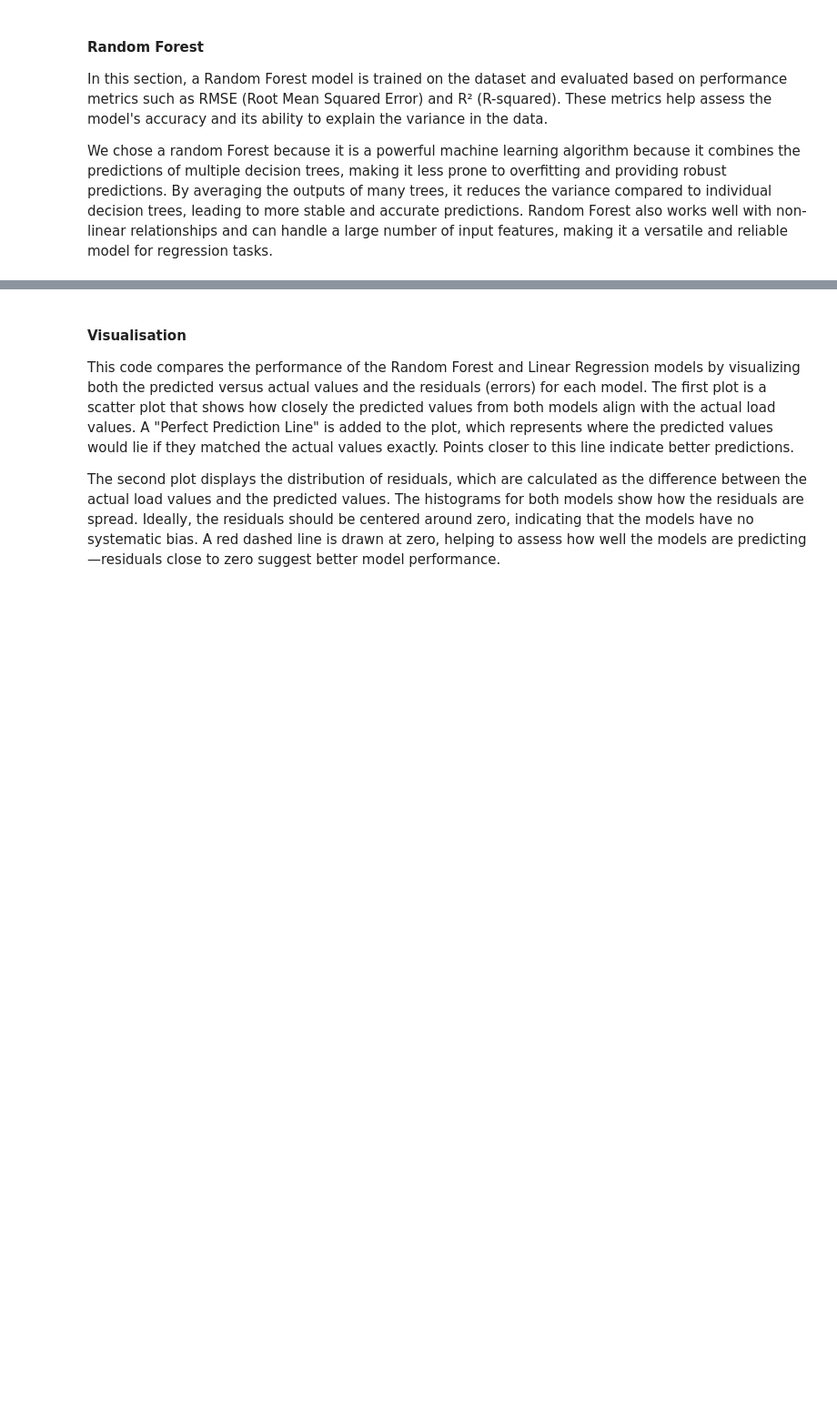
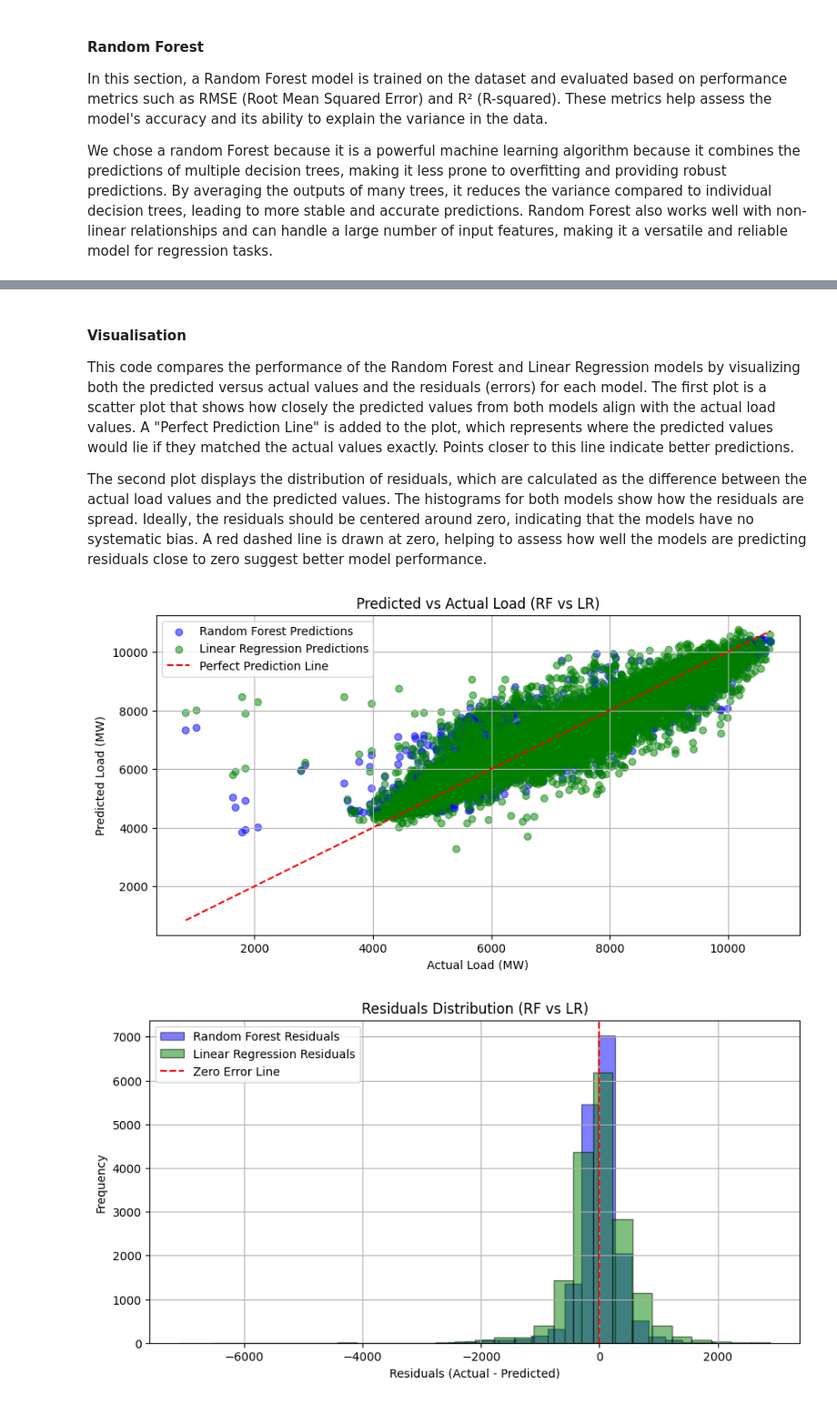
Before and after one commit to Fooool/dp2-project, a Jupyter notebook: regression_model.ipynb, the cells around one changed output, grey strips where cells are left out. Shown at 91% size. Drawn from its saved outputs; the diff is of its cells as text; code cells hidden in the pictures; blank space fills up the shorter version.

```diff
--- a/regression_model.ipynb
+++ b/regression_model.ipynb
@@ -51,15 +73,16 @@ else:
 This code creates a SparkSession, which is the entry point for using Spark functionality in the application. It configures the session with various parameters, such as memory allocation (32g), shuffle partitions (8), and package dependencies (for handling XML data), ensuring proper session behavior. The SparkSession.builder setup also configures timezone handling and heartbeat intervals, enabling smooth operation across distributed nodes. Finally, it retrieves the SparkContext object (sc), which provides access to low-level Spark functionalities, such as creating RDDs and broadcasting variables within the cluster.
 # %%
 # Build the SparkSession
-spark = SparkSession.builder \
-    .master("local[*]") \  # Runs the Spark application locally with all available cores
-    .appName("Linear Regression Model") \  # Sets the name of the Spark application
-    .config("spark.executor.memory", "32g") \  # Allocates 32 GB of memory to each Spark executor
-    .config("spark.sql.shuffle.partitions", "8") \  # Configures the number of partitions for shuffling data
-    .config("spark.jars.packages", "com.databricks:spark-xml_2.12:0.15.0") \  # Includes the XML handling package
-    .config("spark.executor.heartbeatInterval", "100s") \  # Sets heartbeat interval to 100 seconds to monitor executors
-    .config("spark.sql.session.timeZone", "UTC") \  # Configures the session to use UTC as the time zone
-    .getOrCreate()  # Initializes the SparkSession (creates if it doesn't exist, or gets the existing one)
+spark = (SparkSession.builder
+    .master("local[*]") # Runs the Spark application locally with all available cores
+    .appName("Load Regression Model")  # Sets the name of the Spark application
+    .config("spark.executor.memory", "32g")  # Allocates 32 GB of memory to each Spark executor
+    .config("spark.sql.shuffle.partitions", "8")  # Configures the number of partitions for shuffling data
+    .config("spark.jars.packages", "com.databricks:spark-xml_2.12:0.15.0")  # Includes the XML handling package
+    .config("spark.executor.heartbeatInterval", "100s")  # Sets heartbeat interval to 100 seconds to monitor executors (for long-running tasks)
+    .config("spark.sql.session.timeZone", "UTC")  # Configures the session to use UTC as the time zone (for the timestamps to parse correctly)
+    .getOrCreate() # Initializes the SparkSession (creates if it doesn't exist, or gets the existing one)
+)
 
 # Main entry point for Spark functionality. A SparkContext represents the
 # connection to a Spark cluster and is used to create RDDs and broadcast variables on the cluster.
@@ -241,7 +264,7 @@ try:
                     df_hourly = df_fixed.withColumn(
                         "hourly_time", date_trunc("hour", col("actual_time"))  # Round down the time to the nearest hour
                     ).groupBy("hourly_time").agg(
-                        sum("quantity").alias("hourly_quantity")  # Aggregate by summing the quantities
+                        avg("quantity").alias("hourly_quantity")  # Aggregate by avaraging the quantities
                     )
 
                     # Rename the columns to match the desired output format and order by timestamp
@@ -546,9 +587,8 @@ print(10 * "-")
 
 This code compares the performance of the Random Forest and Linear Regression models by visualizing both the predicted versus actual values and the residuals (errors) for each model. The first plot is a scatter plot that shows how closely the predicted values from both models align with the actual load values. A "Perfect Prediction Line" is added to the plot, which represents where the predicted values would lie if they matched the actual values exactly. Points closer to this line indicate better predictions.
 
-The second plot displays the distribution of residuals, which are calculated as the difference between the actual load values and the predicted values. The histograms for both models show how the residuals are spread. Ideally, the residuals should be centered around zero, indicating that the models have no systematic bias. A red dashed line is drawn at zero, helping to assess how well the models are predicting—residuals close to zero suggest better model performance.
+The second plot displays the distribution of residuals, which are calculated as the difference between the actual load values and the predicted values. The histograms for both models show how the residuals are spread. Ideally, the residuals should be centered around zero, indicating that the models have no systematic bias. A red dashed line is drawn at zero, helping to assess how well the models are predicting residuals close to zero suggest better model performance.
 # %%
-import matplotlib.pyplot as plt
 
 # Convert Spark DataFrames to Pandas for easier plotting
 rf_predictions_pd = rf_predictions.select("load", "prediction").toPandas()
@@ -569,8 +609,8 @@ plt.plot(
     label="Perfect Prediction Line"  # Label for the line in the legend
 )
 # Set labels for the x and y axes
-plt.xlabel("Actual Load")
-plt.ylabel("Predicted Load")
+plt.xlabel("Actual Load (MW)")
+plt.ylabel("Predicted Load (MW)")
 # Set the title of the plot
 plt.title("Predicted vs Actual Load (RF vs LR)")
 # Display the legend for the two models and the perfect prediction line
@@ -578,30 +618,33 @@ plt.legend()
 # Enable grid for better readability of the plot
 plt.grid(True)
 # Show the plot
 plt.show()
 
 # Residuals histogram for both models
 # Calculate residuals (difference between actual and predicted values) for Random Forest
 rf_residuals = rf_predictions_pd["load"] - rf_predictions_pd["prediction"]
 # Calculate residuals for Linear Regression
 lr_residuals = lr_predictions_pd["load"] - lr_predictions_pd["prediction"]
 
 # Create a histogram to visualize the residuals of both models
 plt.figure(figsize=(10, 5))  # Set figure size for the histogram
 # Histogram for Random Forest residuals
 plt.hist(rf_residuals, bins=30, alpha=0.5, label="Random Forest Residuals", color='blue', edgecolor='k')
 # Histogram for Linear Regression residuals
 plt.hist(lr_residuals, bins=30, alpha=0.5, label="Linear Regression Residuals", color='green', edgecolor='k')
 # Add a red dashed line at zero to represent zero error (ideal point)
 plt.axvline(0, color="red", linestyle="--", label="Zero Error Line")
 # Set the labels for the x and y axes
 plt.xlabel("Residuals (Actual - Predicted)")
 plt.ylabel("Frequency")
 # Set the title for the histogram
 plt.title("Residuals Distribution (RF vs LR)")
 # Display the legend for the two models and the zero error line
 plt.legend()
 # Enable grid for better readability
 plt.grid(True)
 # Show the histogram plot
 plt.show()
+# %% [output]
+[figure, added]
+[figure, added]
```
Also changed, not shown: parts of 13 cells of this notebook, 1 other file.
